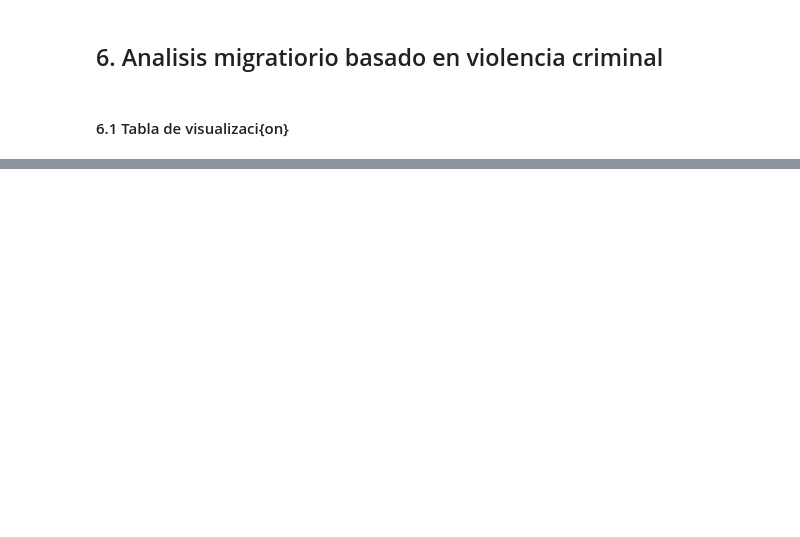
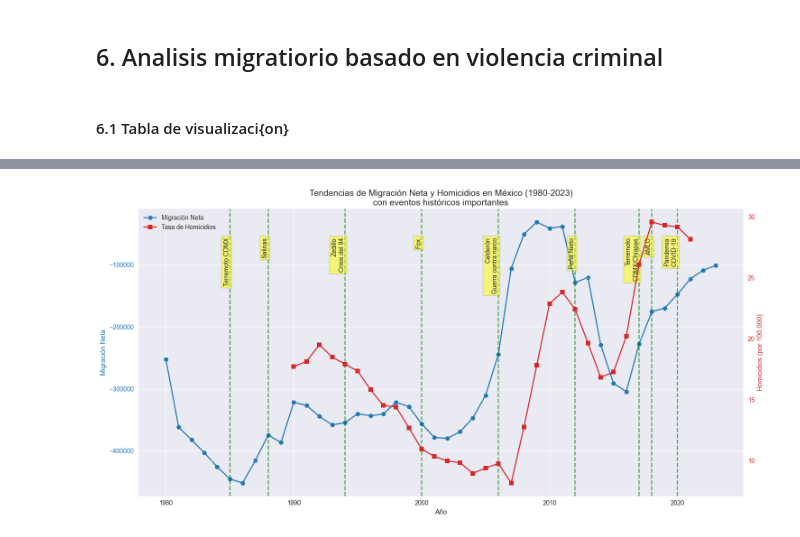
Before and after one commit to Bootcamp-IA-P4/world-population-migration-eda, a Jupyter notebook: EDAS/mexico_migrate.ipynb, the cells around one changed output, grey strips where cells are left out. Drawn from its saved outputs; the diff is of its cells as text; code cells hidden in the pictures; blank space fills up the shorter version.

```diff
--- a/EDAS/mexico_migrate.ipynb
+++ b/EDAS/mexico_migrate.ipynb
@@ -438,0 +526,65 @@ Valores negativos en Net_Migration:
+# %%
+# Crear dos ejes Y para visualizar ambas variables
+fig, ax1 = plt.subplots(figsize=(15, 8))
+
+# Eje Y1: Migración Neta
+color = 'tab:blue'
+ax1.set_xlabel('Año')
+ax1.set_ylabel('Migración Neta', color=color)
+ax1.plot(guerra_narco['Year'], guerra_narco['Net_Migration'], color=color, marker='o')
+ax1.tick_params(axis='y', labelcolor=color)
+
+# Eje Y2: Tasa de Homicidios
+ax2 = ax1.twinx()
+color = 'tab:red'
+ax2.set_ylabel('Homicidios (por 100,000)', color=color)
+ax2.plot(guerra_narco['Year'], guerra_narco['Intentional homicides (per 100,000 people)'],
+         color=color, marker='s')
+ax2.tick_params(axis='y', labelcolor=color)
+
+# Eventos importantes: cambios presidenciales y terremotos
+eventos = {
+    # Presidentes desde 1980
+    1985: "Terremoto CDMX",
+    1988: "Salinas",
+    1994: "Zedillo\nCrisis del 94",
+    2000: "Fox",
+    2006: "Calderón\nGuerra contra narco",
+    2012: "Peña Nieto",
+    2017: "Terremoto\nCDMX/Chiapas",
+    2018: "AMLO",
+    2020: "Pandemia\nCOVID-19"
+}
+
+# Añadir líneas verticales y etiquetas para cada evento
+min_y1, max_y1 = ax1.get_ylim()
+altura_texto = min_y1 + (max_y1 - min_y1) * 0.9  # Posición para las etiquetas
+
+for year, label in eventos.items():
+    if year in guerra_narco['Year'].values or (year >= min(guerra_narco['Year']) and year <= max(guerra_narco['Year'])):
+        # Verificar si el año está cerca de algún año en los datos (para evitar errores)
+        # Añadir línea vertical punteada
+        ax1.axvline(x=year, color='green', linestyle='--', alpha=0.7)
+
+        # Añadir etiqueta
+        ax1.text(year, altura_texto, label, rotation=90,
+                verticalalignment='top', horizontalalignment='right',
+                bbox=dict(facecolor='yellow', alpha=0.5, pad=3))
+
+# Añadir leyenda para las líneas
+ax1.plot([], [], color='tab:blue', marker='o', label='Migración Neta')
+ax1.plot([], [], color='tab:red', marker='s', label='Tasa de Homicidios')
+ax1.legend(loc='upper left')
+
+# Ajustar título para reflejar el rango completo de años
+min_year = min(guerra_narco['Year'])
+max_year = max(guerra_narco['Year'])
+plt.title(f'Tendencias de Migración Neta y Homicidios en México ({min_year}-{max_year})\ncon eventos históricos importantes', fontsize=14)
+
+# Mejorar visual
+plt.grid(True, alpha=0.3)
+fig.tight_layout(rect=[0, 0.03, 1, 0.97])  # Dejar espacio para la nota
+
+plt.show()
+# %% [output]
+[figure, added]
```
Also changed, not shown: parts of 6 cells of this notebook.
